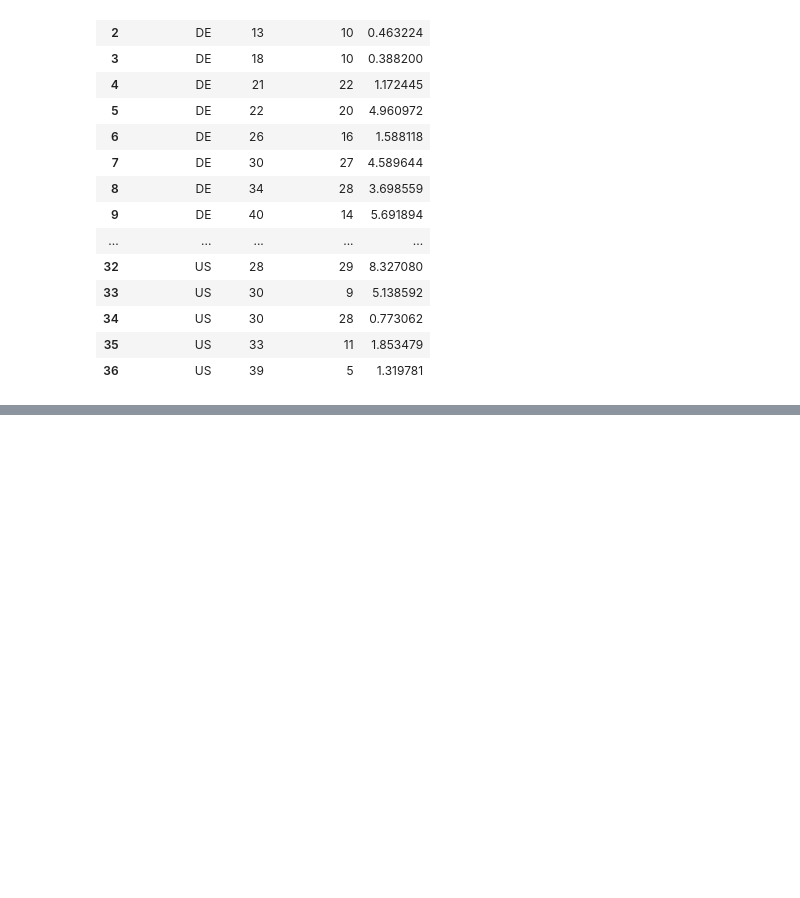
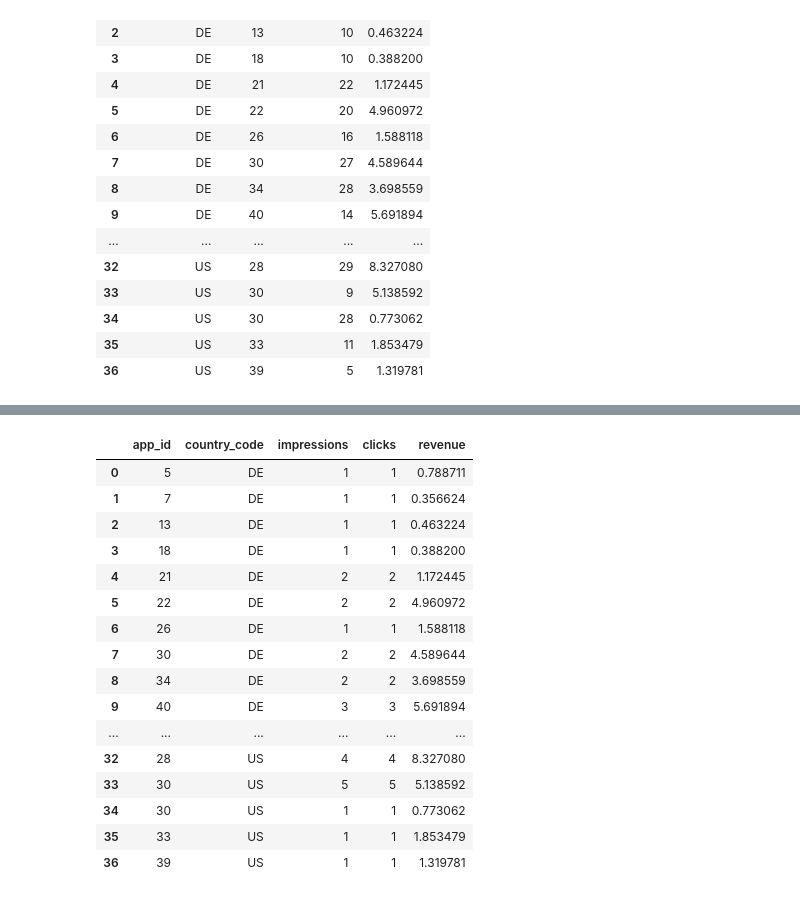
Before and after one commit to eyamini/Verve-Top-Advertisers, a Jupyter notebook: Merged.ipynb, the cells around one changed output, grey strips where cells are left out. Saved outputs shown, nothing was run; the diff lists cells and outputs as text; code cells hidden in the pictures; blank space fills up the shorter version.

```diff
--- a/Merged.ipynb
+++ b/Merged.ipynb
@@ -152,0 +245,21 @@ metrics.head(50)
+# %%
+metrics= metrics[['app_id', 'country_code', 'impressions', 'clicks', 'revenue']]
+metrics
+# %% [output]
+|  | app_id | country_code | impressions | clicks | revenue |
+| 0 | 5 | DE | 1 | 1 | 0.788711 |
+| 1 | 7 | DE | 1 | 1 | 0.356624 |
+| 2 | 13 | DE | 1 | 1 | 0.463224 |
+| 3 | 18 | DE | 1 | 1 | 0.388200 |
+| 4 | 21 | DE | 2 | 2 | 1.172445 |
+| 5 | 22 | DE | 2 | 2 | 4.960972 |
+| 6 | 26 | DE | 1 | 1 | 1.588118 |
+| 7 | 30 | DE | 2 | 2 | 4.589644 |
+| 8 | 34 | DE | 2 | 2 | 3.698559 |
+| 9 | 40 | DE | 3 | 3 | 5.691894 |
+| ... | ... | ... | ... | ... | ... |
+| 32 | 28 | US | 4 | 4 | 8.327080 |
+| 33 | 30 | US | 5 | 5 | 5.138592 |
+| 34 | 30 | US | 1 | 1 | 0.773062 |
+| 35 | 33 | US | 1 | 1 | 1.853479 |
+| 36 | 39 | US | 1 | 1 | 1.319781 |
```
Also changed, not shown: parts of 9 cells of this notebook, 2 other files.
